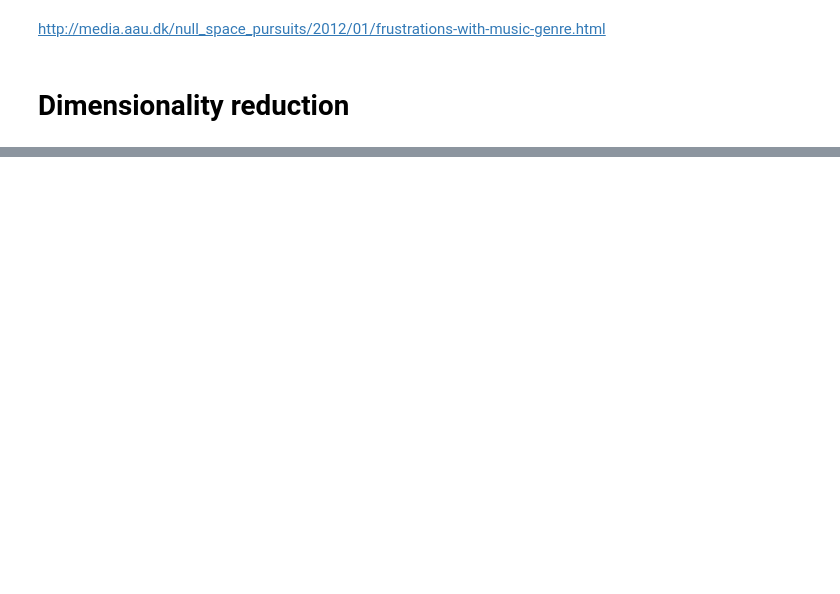
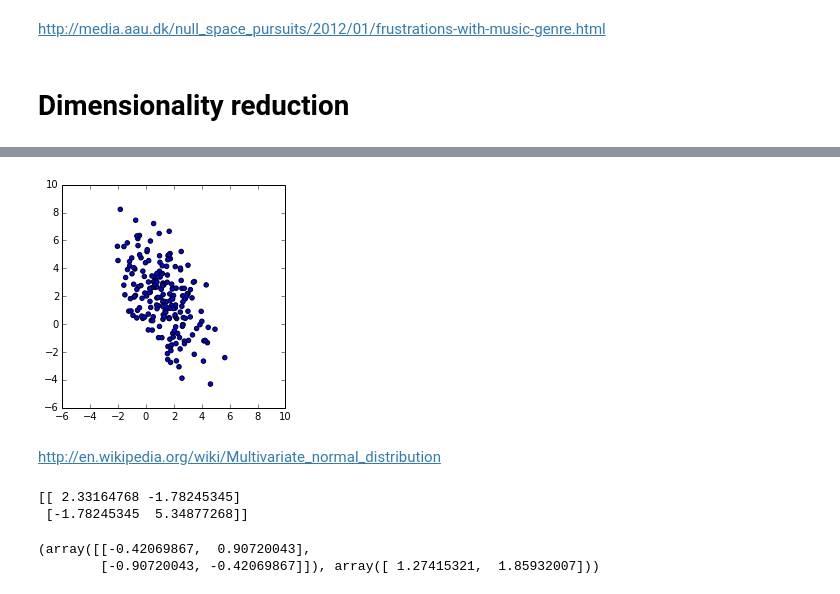
Before and after one commit to mantaraya36/201A-ipython, a Jupyter notebook: Machine Learning II.ipynb, the cells around one changed output, grey strips where cells are left out. Saved outputs shown, nothing was run; the diff lists cells and outputs as text; code cells hidden in the pictures; blank space fills up the shorter version.

```diff
--- a/Machine Learning II.ipynb
+++ b/Machine Learning II.ipynb
@@ -172,0 +171,15 @@ SyntaxError: invalid syntax (<ipython-input-1-d6cb869db30c>, line 1)
+# %%
+Cov = array([[2.9, -2.2], [-2.2, 6.5]])
+X = random.multivariate_normal([1,2], Cov, size=200)
+figure(figsize=(4,4))
+scatter(X[:,0], X[:,1])
+axis('equal') # equal scaling on both axis;
+# %% [output]
+[figure, added]
+# %% [markdown]
+http://en.wikipedia.org/wiki/Multivariate_normal_distribution
+# %%
+print(cov(X,rowvar=False))
+# %% [output]
+[[ 2.33164768 -1.78245345]
+ [-1.78245345  5.34877268]]
@@ -172,0 +191,5 @@ SyntaxError: invalid syntax (<ipython-input-1-d6cb869db30c>, line 1)
+# %%
+pca.components_, pca.mean_
+# %% [output]
+(array([[-0.42069867,  0.90720043],
+        [-0.90720043, -0.42069867]]), array([ 1.27415321,  1.85932007]))
```
Also changed, not shown: parts of 29 cells of this notebook, 1 other file.
